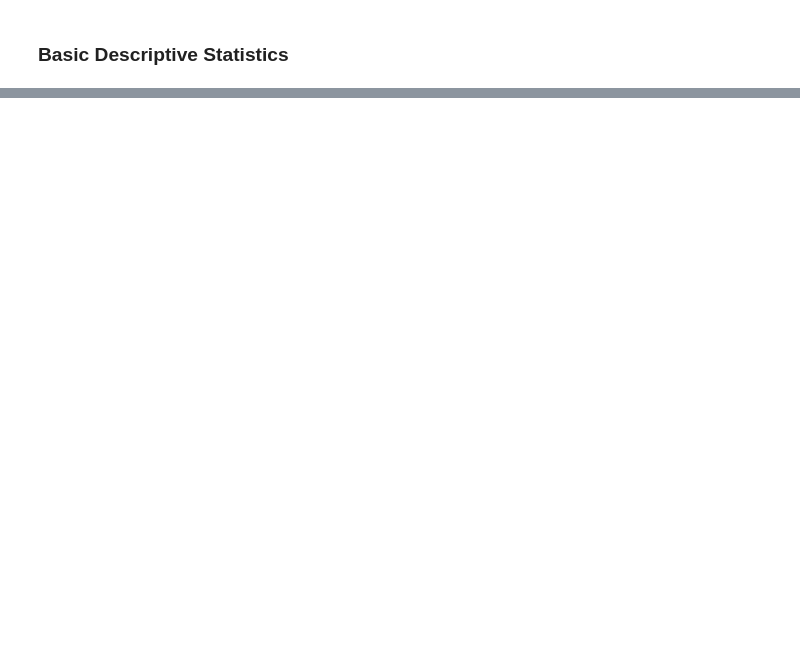
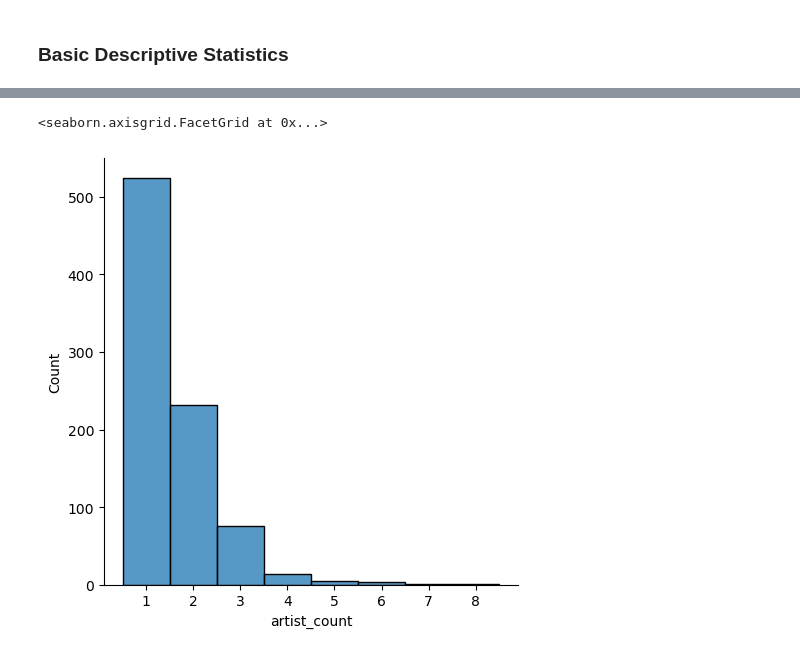
Before and after one commit to Angel0po/EDA_BON-AO, a Jupyter notebook: EDA_BON-AO.ipynb, the cells around one changed output, grey strips where cells are left out. Cells and saved outputs as stored; diff of their text form; code cells hidden in the pictures; blank space fills up the shorter version.

```diff
--- a/EDA_BON-AO.ipynb
+++ b/EDA_BON-AO.ipynb
@@ -379,0 +395,5 @@ memory usage: 157.1+ KB
+# %%
+sns.displot(df_spotify, x='artist_count', discrete=True)
+# %% [output]
+<seaborn.axisgrid.FacetGrid at 0x...>
+[figure, added]
```
Also changed, not shown: parts of 38 cells of this notebook.
